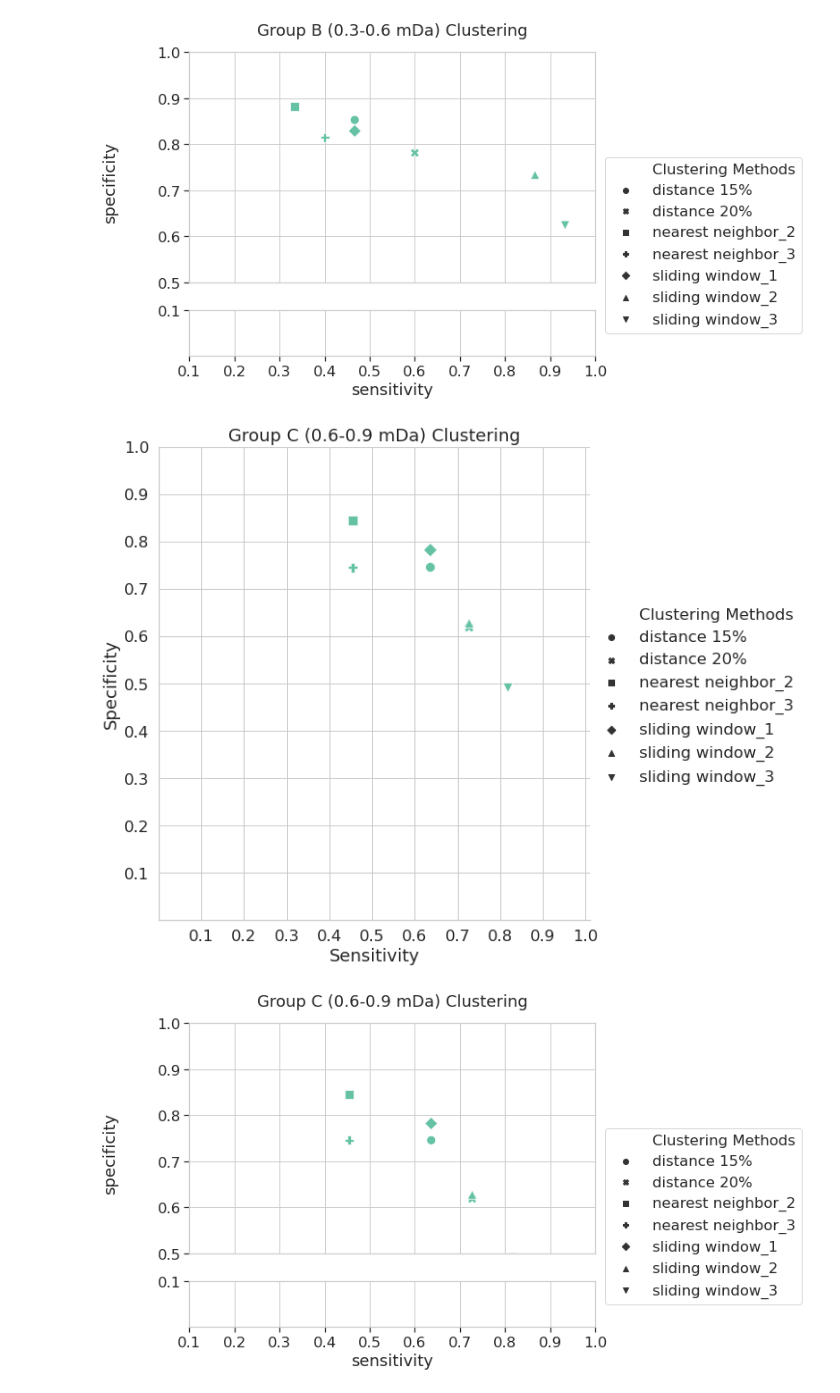
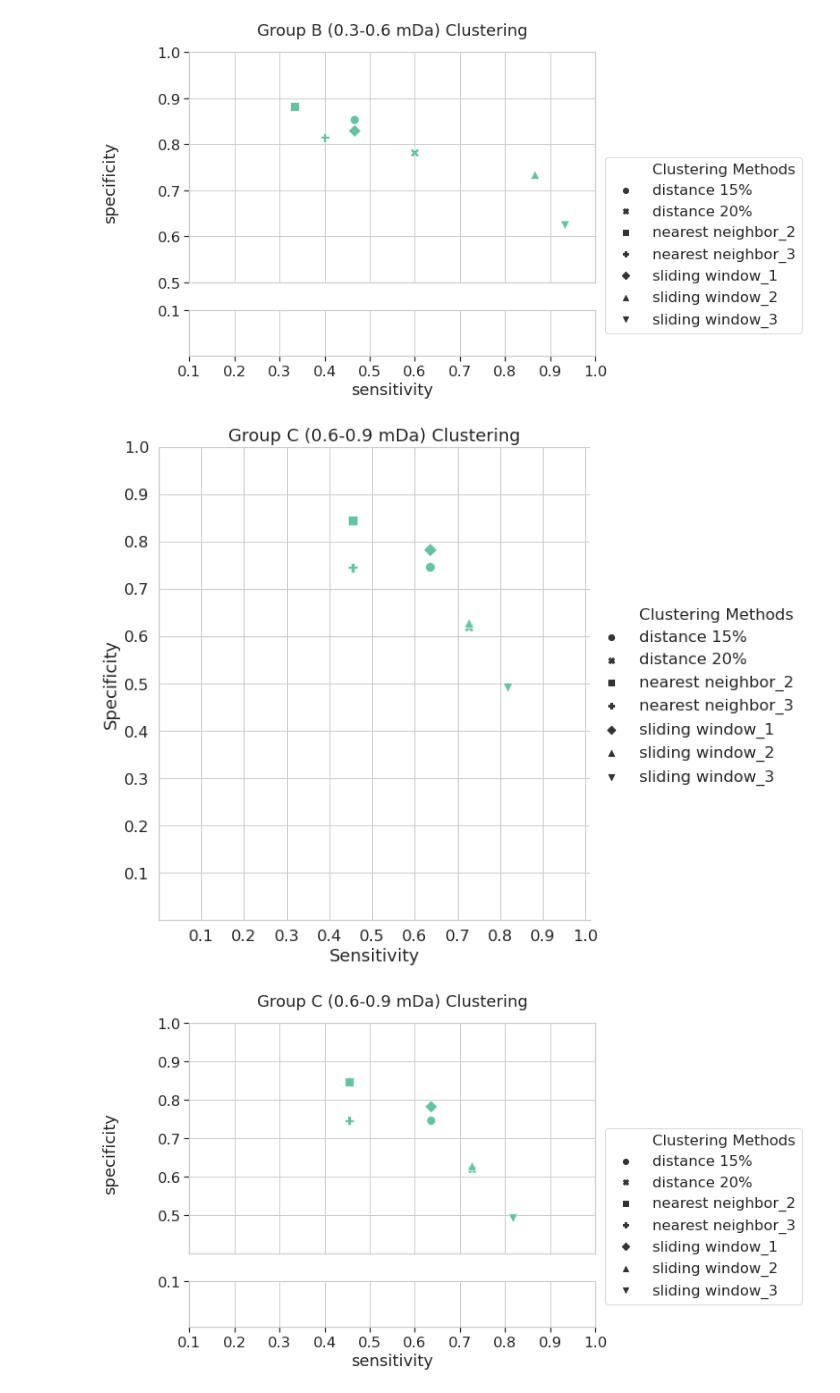
Before and after one commit to Candice-Nichols/SortItOut, a Jupyter notebook: graph/ProteinGraphs(nonmem)-0210.ipynb, the cells around one changed output. Cells and saved outputs as stored; diff of their text form; code cells hidden in the pictures.

```diff
--- a/graph/ProteinGraphs(nonmem)-0210.ipynb
+++ b/graph/ProteinGraphs(nonmem)-0210.ipynb
@@ -291,39 +291,39 @@ ax = sns.scatterplot(data=df2,s=100, x="sensitivity", y="specificity",style="Clu
 ax = sns.scatterplot(data=df2,s=100, x="sensitivity", y="specificity",style="Clustering Methods",ax=ax2)
 
 ax2.set_ylim(0,0.1)
-ax1.set_ylim(0.5, 1)
+ax1.set_ylim(0.4, 1)
 ax2.set(xticks=[0.1,0.2,0.3,0.4,0.5,0.6,0.7,0.8,0.9,1.0],yticks=[0.1])
 ax1.set(xticks=[0.1,0.2,0.3,0.4,0.5,0.6,0.7,0.8,0.9,1.0],yticks=[0.5,0.6,0.7,0.8,0.9,1.0],title="Group C (0.6-0.9 mDa) Clustering")
 
 
 # by default, each part will get its own "Latency in ms" label, but we want to set a common for the whole figure
 # first, remove the y label for both subplots
 ax1.set_ylabel("")
 ax2.set_ylabel("")
 
 # then, set a new label on the plot (basically just a piece of text) and move it to where it makes sense (requires trial and error)
 f.text(0, 0.55, 'specificity', va='center', rotation='vertical')
 
 # by default, seaborn also gives each subplot its own legend, which makes no sense at all
 # soe remove both default legends first
 ax1.get_legend().remove()
 ax2.get_legend().remove()
 # then create a new legend and put it to the side of the figure (also requires trial and error)
 ax2.legend(loc=(1.025, 0.5))
 ax1.set(title="Group C (0.6-0.9 mDa) Clustering")
 ax1.title.set_position([.5, 1.05])
 
 # let's put some ticks on the top of the upper part and bottom of the lower part for style
 ax2.xaxis.tick_bottom()
 ax2.yaxis.tick_left()
 ax1.yaxis.tick_left()
 
 # finally, adjust everything a bit to make it prettier (this just moves everything, best to try and iterate)
 f.subplots_adjust(left=0.15, right=0.85, bottom=0.15, top=0.85)
 f.savefig("GroupCnew.jpg")
 # %% [output]
 [figure]
-[figure, old version]
+[figure, new version]
 # %%
 #clustering group d (new equations) updated
 sensitivity2=[0.75,1,1,1,1,1,1]
```
Also changed, not shown: parts of 11 cells of this notebook, 6 other files.
